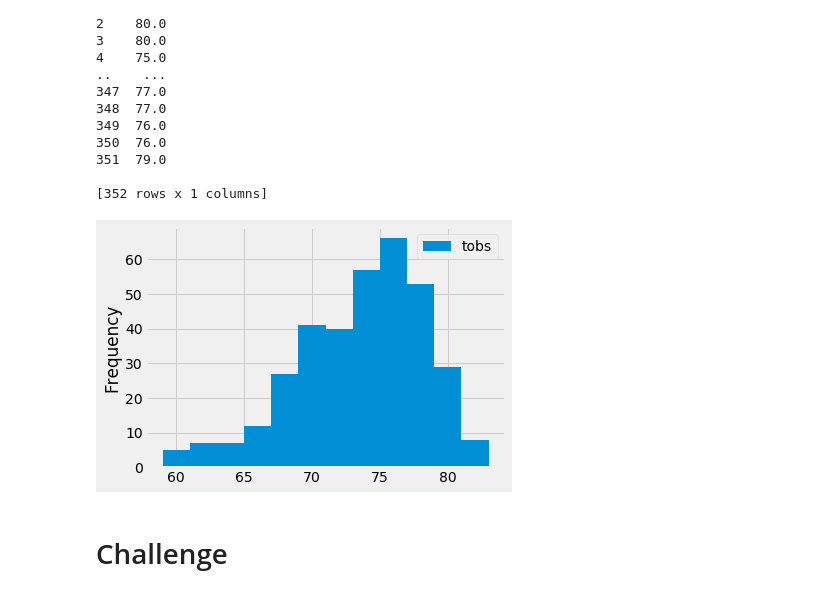
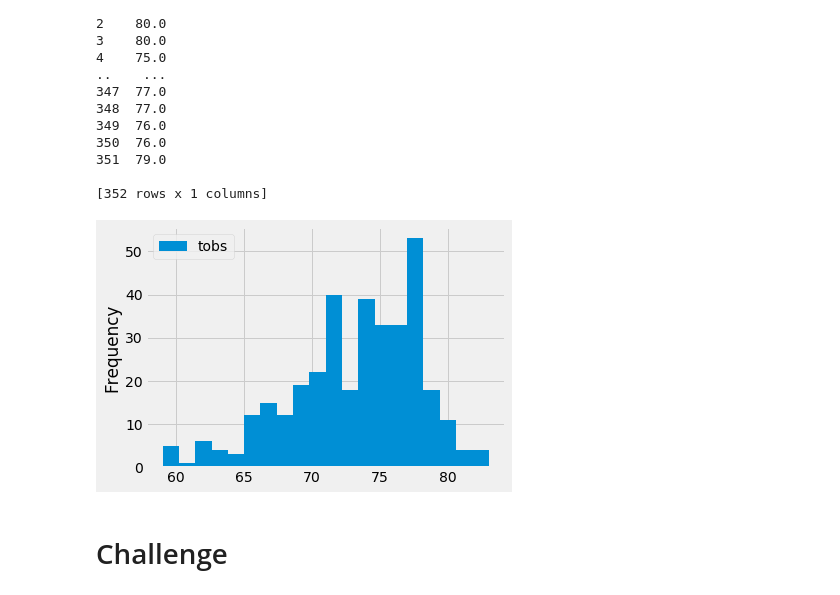
Before and after one commit to laurentvh85/surfs_up, a Jupyter notebook: climate_analysis.ipynb, the cells around one changed output. Cells and saved outputs as stored; diff of their text form; code cells hidden in the pictures.

```diff
--- a/climate_analysis.ipynb
+++ b/climate_analysis.ipynb
@@ -127,10 +129,10 @@ print(df)
 # %%
 # Choose the station with the highest number of temperature observations.
 # Query the last 12 months of temperature observation data for this station and plot the results as a histogram
-df.plot.hist(bins=12)
+df.plot.hist(bins=20)
 plt.tight_layout()
 # %% [output]
-[figure, old version]
+[figure, new version]
 # %%
 # Write a function called `calc_temps` that will accept start date and end date in the format '%Y-%m-%d'
 # and return the minimum, average, and maximum temperatures for that range of dates
```
Also changed, not shown: parts of 1 cell of this notebook, 6 other files.
